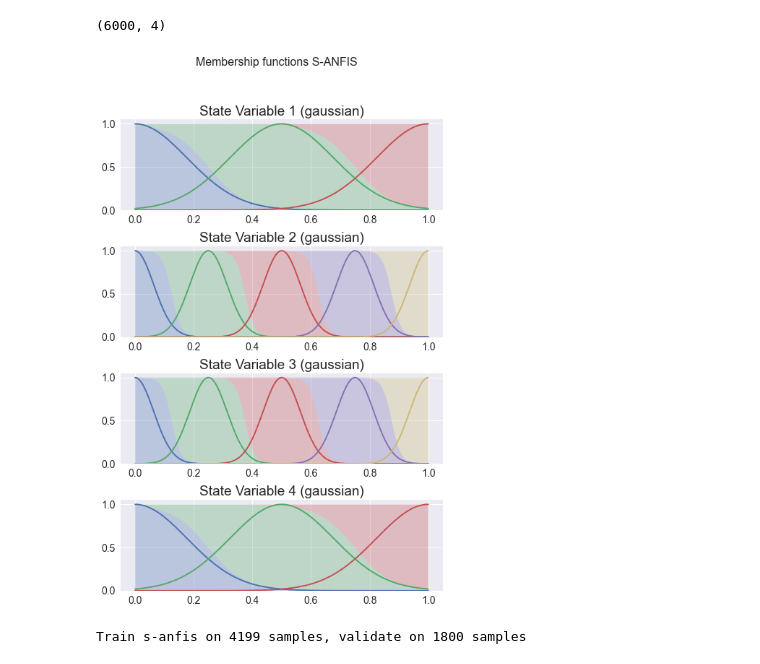
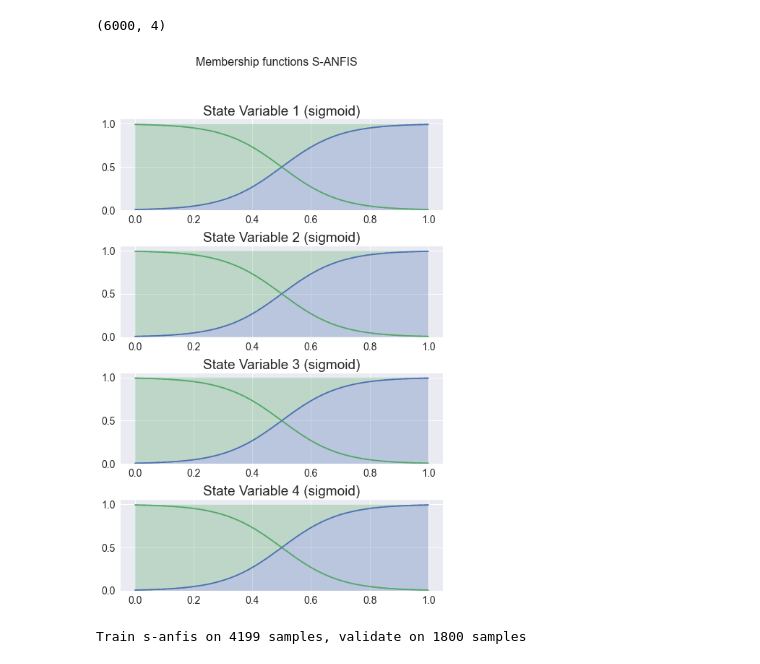
Before and after one commit to v195047/IC_rascunhos, a Jupyter notebook: #04 - ANFIS.ipynb, the cells around one changed output. Cells and saved outputs as stored; diff of their text form; code cells hidden in the pictures.

```diff
--- a/#04 - ANFIS.ipynb
+++ b/#04 - ANFIS.ipynb
@@ -89,43 +89,42 @@ y_teste = D_teste_normalizado[:,-4:]
 x_treino, x_teste, y_treino, y_teste = torch.Tensor(x_treino), torch.Tensor(x_teste), torch.Tensor(y_treino), torch.Tensor(y_teste)
 # %%
 membf = [
-    {'function': 'gaussian',
-     'n_memb': 3,
-     'params': {'mu': {'value': [0.0, 0.5, 1.0],
+    {'function': 'sigmoid',
+     'n_memb': 2,
+     'params': {'c': {'value': [0.5, 0.5],
                        'trainable': True},
-                'sigma': {'value': [0.5, 0.5, 0.5],
+                'gamma': {'value': [10., -10.],
                           'trainable': True}}},
-    {'function': 'gaussian',
-     'n_memb': 5,
-     'params': {'mu': {'value': [0.0, 0.25, 0.5, 0.75, 1],
+    {'function': 'sigmoid',
+     'n_memb': 2,
+     'params': {'c': {'value': [0.5, 0.5],
                        'trainable': True},
-                'sigma': {'value': [0.3, 0.3, 0.3, 0.3, 0.3],
+                'gamma': {'value': [10., -10.],
                           'trainable': True}}},
-    {'function': 'gaussian',
-     'n_memb': 5,
-     'params': {'mu': {'value': [0.0, 0.25, 0.5, 0.75, 1],
+{'function': 'sigmoid',
+     'n_memb': 2,
+     'params': {'c': {'value': [0.5, 0.5],
                        'trainable': True},
-                'sigma': {'value': [0.3, 0.3, 0.3, 0.3, 0.3],
+                'gamma': {'value': [10., -10.],
                           'trainable': True}}},
-    {'function': 'gaussian',
-     'n_memb': 3,
-     'params': {'mu': {'value': [0.0, 0.5, 1.0],
+{'function': 'sigmoid',
+     'n_memb': 2,
+     'params': {'c': {'value': [0.5, 0.5],
                        'trainable': True},
-                'sigma': {'value': [0.5, 0.5, 0.5],
+                'gamma': {'value': [10., -10.],
                           'trainable': True}}}
 ]
 
 modelo = SANFIS(membf, n_input=x_treino.shape[1], scale='None')
 optimizer = torch.optim.Adam(params=modelo.parameters())
 # optimizer = torch.optim.RAdam(params=modelo.parameters(), lr=1e-5)
 # optimizer = torch.optim.Adamax(params=modelo.parameters(), lr=1e-4)
 # optimizer = torch.optim.RMSprop(params=modelo.parameters(), lr=1e-3, momentum=0)
 loss_functions = torch.nn.MSELoss(reduction='mean')
 # modelo.plotmfs(bounds=[[0,1], [0,1], [0,1], [0,1]])
+modelo.plotmfs(bounds=[[0,1], [0,1], [0,1], [0,1]])
+# %% [output]
+[figure, added]
-# %%
-modelo.plotmfs(bounds=[[0,1], [0,1], [0,1], [0,1]])
-# %% [output]
-[figure, removed]
 # %%
 history = modelo.fit(
     train_data=[x_treino, y_treino[:, -1].reshape(-1, 1)],
```
Also changed, not shown: parts of 7 cells of this notebook, 1 other file.
